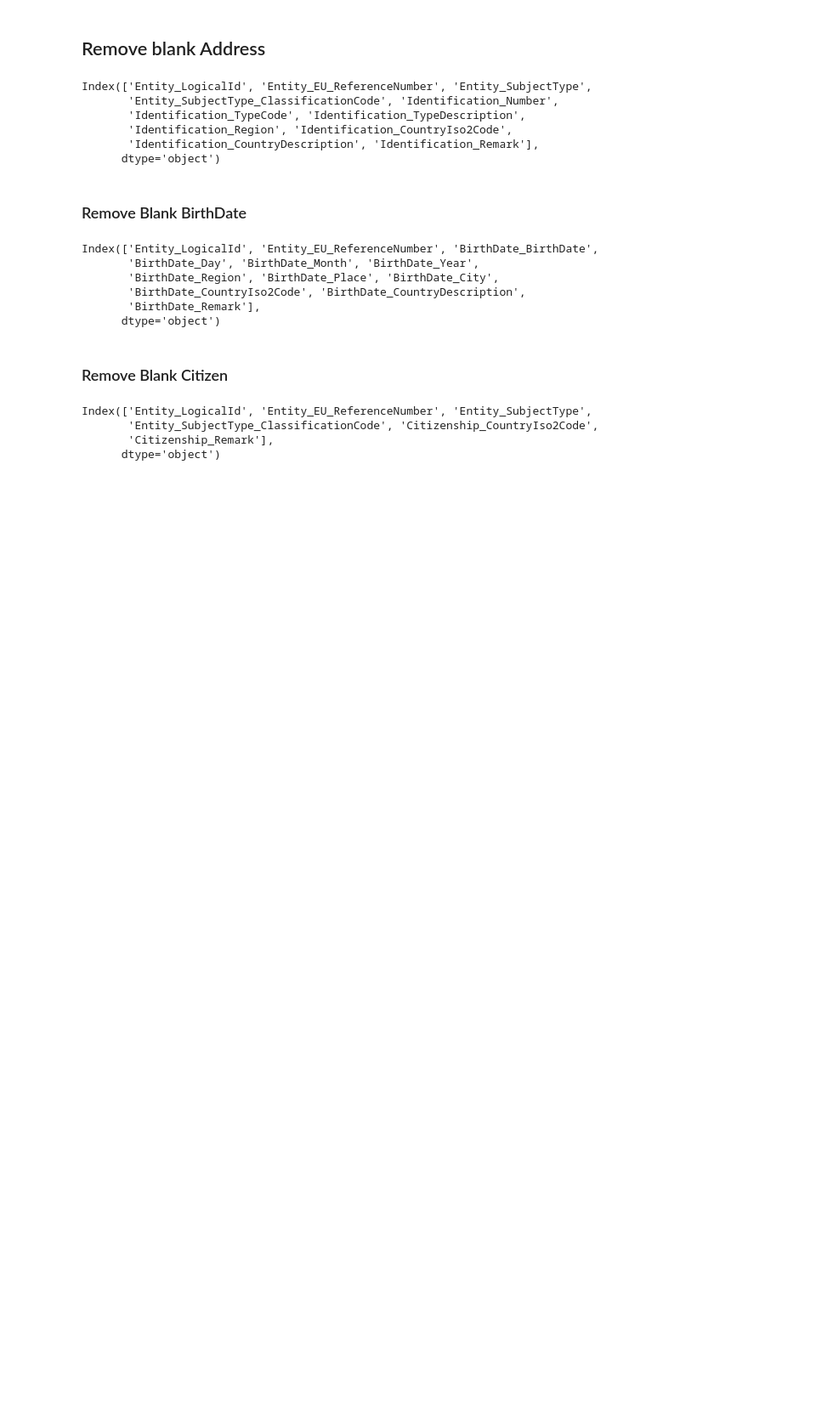
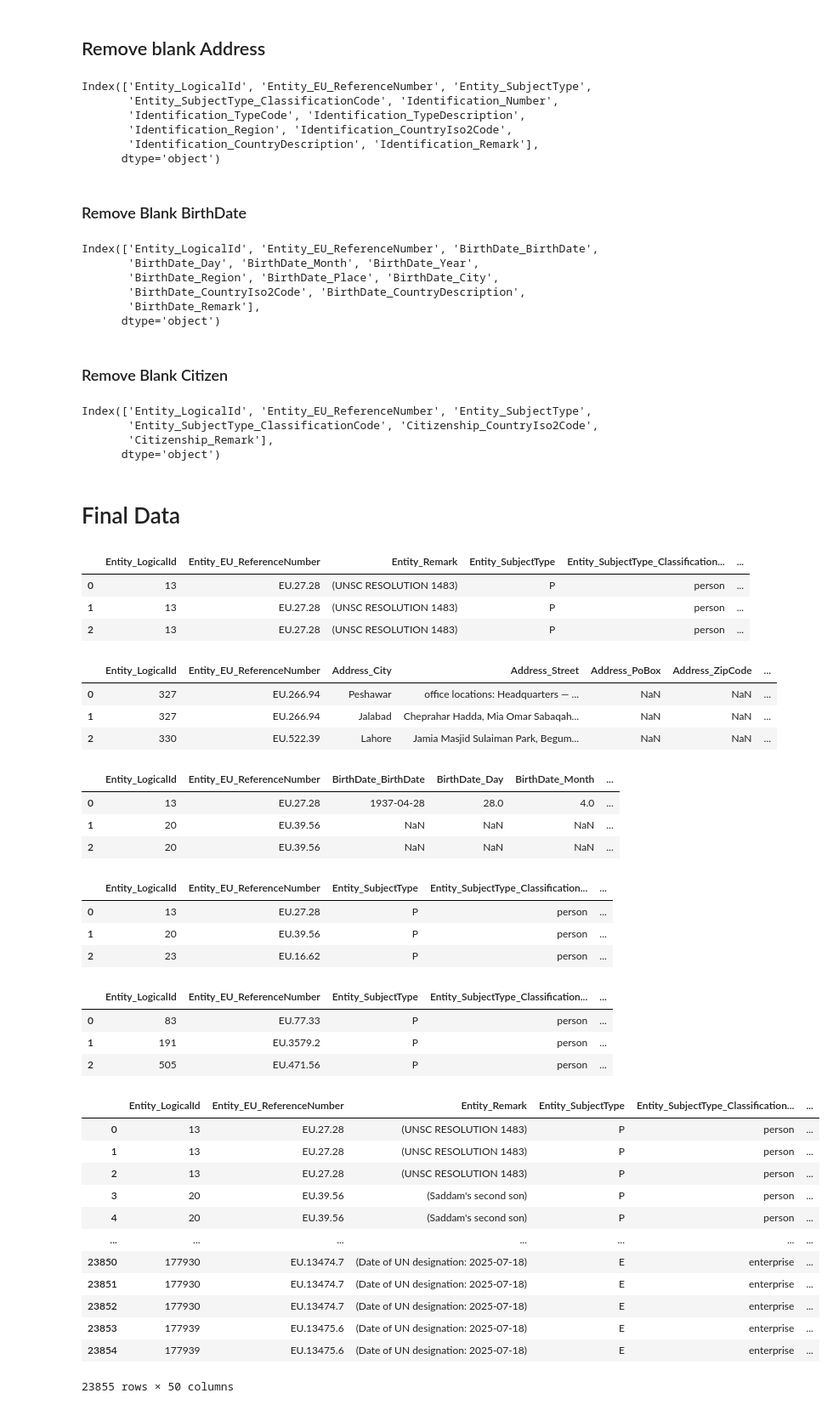
Before and after one commit to Mursalin1011/data-cleaning-sanction-list, a Jupyter notebook: eu_list/Eu-List_fix.ipynb, the cells around one changed output. Shown: that part at 85% size. Drawn from its saved outputs; the diff is of its cells as text; code cells hidden in the pictures; blank space fills up the shorter version.

Commit message:
Fix the EU list

```diff
--- a/eu_list/Eu-List_fix.ipynb
+++ b/eu_list/Eu-List_fix.ipynb
@@ -151,3 +151,5 @@ df = df.dropna(axis=1, how="all")  # Drop fully empty columns
 df = df[[col for col in df.columns if df[col].apply(lambda x: str(x).strip() if pd.notna(x) else "").any()]]  # Remove whitespace-only columns
 # %%
 df.to_csv("output_Citizen_english.csv", index=False)
+# %% [markdown]
+# Final Data
@@ -153,0 +160,7 @@ df.to_csv("output_Citizen_english.csv", index=False)
+# %%
+df_name.head(3)
+# %% [output]
+|  | Entity_LogicalId | Entity_EU_ReferenceNumber | Entity_Remark | Entity_SubjectType | Entity_SubjectType_Classification... | ... |
+| 0 | 13 | EU.27.28 | (UNSC RESOLUTION 1483) | P | person | ... |
+| 1 | 13 | EU.27.28 | (UNSC RESOLUTION 1483) | P | person | ... |
+| 2 | 13 | EU.27.28 | (UNSC RESOLUTION 1483) | P | person | ... |
@@ -153,0 +169,7 @@ df.to_csv("output_Citizen_english.csv", index=False)
+# %%
+df_address.head(3)
+# %% [output]
+|  | Entity_LogicalId | Entity_EU_ReferenceNumber | Address_City | Address_Street | Address_PoBox | Address_ZipCode | ... |
+| 0 | 327 | EU.266.94 | Peshawar | office locations: Headquarters — ... | NaN | NaN | ... |
+| 1 | 327 | EU.266.94 | Jalabad | Cheprahar Hadda, Mia Omar Sabaqah... | NaN | NaN | ... |
+| 2 | 330 | EU.522.39 | Lahore | Jamia Masjid Sulaiman Park, Begum... | NaN | NaN | ... |
@@ -153,0 +178,7 @@ df.to_csv("output_Citizen_english.csv", index=False)
+# %%
+df_BirthDt.head(3)
+# %% [output]
+|  | Entity_LogicalId | Entity_EU_ReferenceNumber | BirthDate_BirthDate | BirthDate_Day | BirthDate_Month | ... |
+| 0 | 13 | EU.27.28 | 1937-04-28 | 28.0 | 4.0 | ... |
+| 1 | 20 | EU.39.56 | NaN | NaN | NaN | ... |
+| 2 | 20 | EU.39.56 | NaN | NaN | NaN | ... |
@@ -153,0 +187,53 @@ df.to_csv("output_Citizen_english.csv", index=False)
+# %%
+df_Citizen.head(3)
+# %% [output]
+|  | Entity_LogicalId | Entity_EU_ReferenceNumber | Entity_SubjectType | Entity_SubjectType_Classification... | ... |
+| 0 | 13 | EU.27.28 | P | person | ... |
+| 1 | 20 | EU.39.56 | P | person | ... |
+| 2 | 23 | EU.16.62 | P | person | ... |
+# %%
+df_IDN = pd.read_csv("output_IDN_english.csv")
+# %%
+df_IDN.head(3)
+# %% [output]
+|  | Entity_LogicalId | Entity_EU_ReferenceNumber | Entity_SubjectType | Entity_SubjectType_Classification... | ... |
+| 0 | 83 | EU.77.33 | P | person | ... |
+| 1 | 191 | EU.3579.2 | P | person | ... |
+| 2 | 505 | EU.471.56 | P | person | ... |
+# %%
+# Example: aggregate helper
+def aggregate_df(df, key_col, prefix):
+    # group by Entity_LogicalId, collect all other cols into lists
+    return df.groupby(key_col).agg(lambda x: list(x.dropna().unique())).add_prefix(prefix + "_")
+# %%
+#df_name_agg = aggregate_df(df_name, "Entity_LogicalId", "NameAlias")
+df_address_agg = aggregate_df(df_address, "Entity_LogicalId", "Address")
+df_birth_agg = aggregate_df(df_BirthDt, "Entity_LogicalId", "Birth")
+df_citizen_agg = aggregate_df(df_Citizen, "Entity_LogicalId", "Citizen")
+df_idn_agg = aggregate_df(df_IDN, "Entity_LogicalId", "IDN")
+# %%
+# Merge them all together on Entity_LogicalId
+final_df = (
+    df_name
+    .merge(df_address_agg, on="Entity_LogicalId", how="left")
+    .merge(df_birth_agg, on="Entity_LogicalId", how="left")
+    .merge(df_citizen_agg, on="Entity_LogicalId", how="left")
+    .merge(df_idn_agg, on="Entity_LogicalId", how="left")
+)
+# %%
+# Use NameAlias_WholeName as ID
+final_df
+# %% [output]
+|  | Entity_LogicalId | Entity_EU_ReferenceNumber | Entity_Remark | Entity_SubjectType | Entity_SubjectType_Classification... | ... |
+| 0 | 13 | EU.27.28 | (UNSC RESOLUTION 1483) | P | person | ... |
+| 1 | 13 | EU.27.28 | (UNSC RESOLUTION 1483) | P | person | ... |
+| 2 | 13 | EU.27.28 | (UNSC RESOLUTION 1483) | P | person | ... |
+| 3 | 20 | EU.39.56 | (Saddam's second son) | P | person | ... |
+| 4 | 20 | EU.39.56 | (Saddam's second son) | P | person | ... |
+| ... | ... | ... | ... | ... | ... | ... |
+| 23850 | 177930 | EU.13474.7 | (Date of UN designation: 2025-07-18) | E | enterprise | ... |
+| 23851 | 177930 | EU.13474.7 | (Date of UN designation: 2025-07-18) | E | enterprise | ... |
+| 23852 | 177930 | EU.13474.7 | (Date of UN designation: 2025-07-18) | E | enterprise | ... |
+| 23853 | 177939 | EU.13475.6 | (Date of UN designation: 2025-07-18) | E | enterprise | ... |
+| 23854 | 177939 | EU.13475.6 | (Date of UN designation: 2025-07-18) | E | enterprise | ... |
+23855 rows × 50 columns
```
Also changed, not shown: parts of 16 cells of this notebook, 12 other files.
